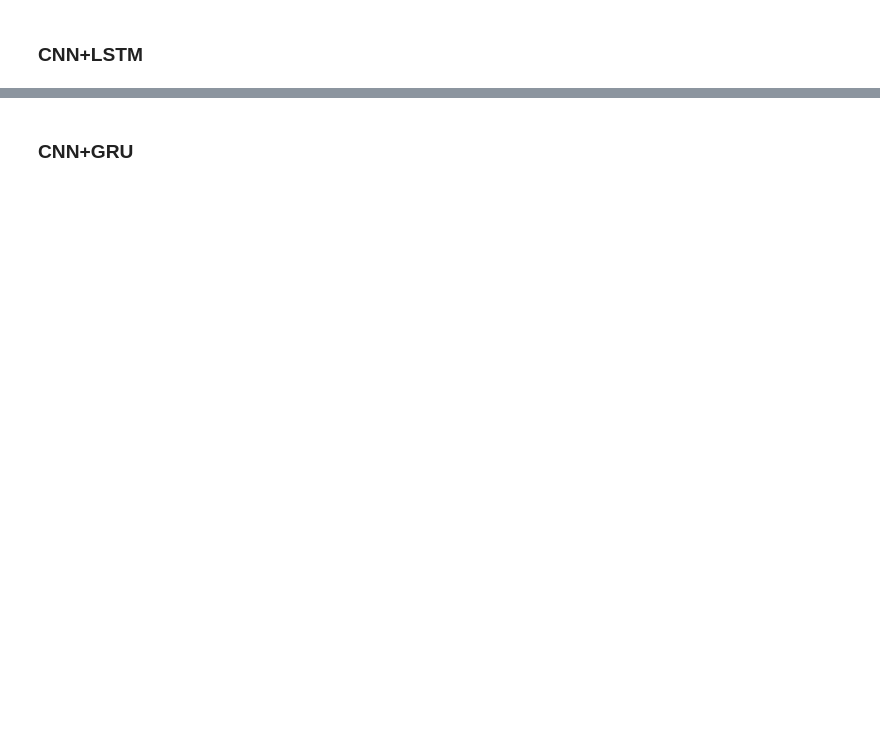
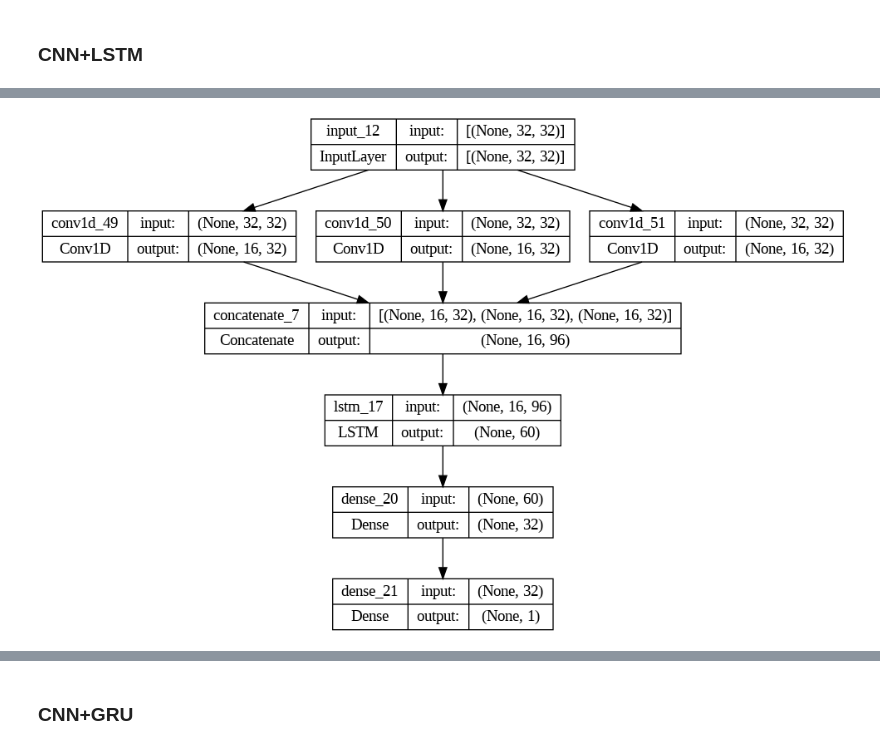
Before and after one commit to maimonahST/Signal_It, a Jupyter notebook: Final Version/ICA.ipynb, the cells around one changed output, grey strips where cells are left out. Drawn from its saved outputs; the diff is of its cells as text; code cells hidden in the pictures; blank space fills up the shorter version.

```diff
--- a/Final Version/ICA.ipynb
+++ b/Final Version/ICA.ipynb
@@ -886,0 +910,4 @@ weighted avg       0.83      0.78      0.74         9
+# %%
+tf.keras.utils.plot_model(model, show_shapes=True)
+# %% [output]
+[figure, added]
```
Also changed, not shown: parts of 27 cells of this notebook.
